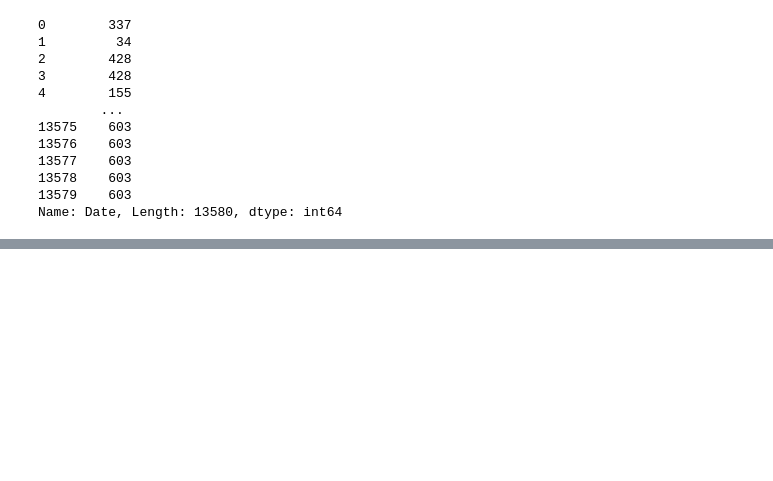
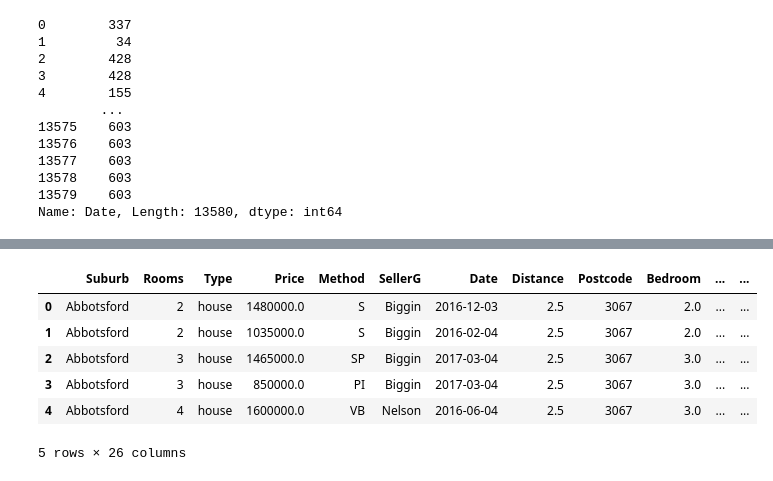
Before and after one commit to sonics738/DataScience-2022, a Jupyter notebook: PY10 Введение в Pandas/Data/melb_data.ipynb, the cells around one changed output, grey strips where cells are left out. Drawn from its saved outputs; the diff is of its cells as text; code cells hidden in the pictures; blank space fills up the shorter version.

```diff
--- a/PY10 Введение в Pandas/Data/melb_data.ipynb
+++ b/PY10 Введение в Pandas/Data/melb_data.ipynb
@@ -539,0 +906,5 @@ NameError: name 'melb_df' is not defined
+# %%
+melb_df['Type'] = melb_df['Type'].cat.add_categories('flat')
+new_houses_types = pd.Series(['unit', 'house', 'flat', 'flat', 'house'])
+new_houses_types = new_houses_types.astype(melb_df['Type'].dtype)
+display(new_houses_types)
@@ -539,0 +939,14 @@ NameError: name 'melb_df' is not defined
+# %%
+melb_df['StreetType'] = street_types.apply(lambda x: x if x in popular_stypes else 'other')
+display(melb_df['StreetType'])
+# %%
+
+popular_suburb = melb_df['Suburb'].value_counts().nlargest(119).index
+
+melb_df['Suburb'] = melb_df['Suburb'].apply(lambda x: x if x in popular_suburb else 'other')
+# %%
+cols_to_category = ['Suburb']
+for col in melb_df.columns: # цикл по именам столбцов
+    if col in cols_to_category: # проверяем условие
+        melb_df[col] = melb_df[col].astype('category') # преобразуем тип столбца
+display(melb_df.info())
@@ -539,0 +972,10 @@ NameError: name 'melb_df' is not defined
+# %%
+melb_df.head()
+# %% [output]
+|  | Suburb | Rooms | Type | Price | Method | SellerG | Date | Distance | Postcode | Bedroom | ... | ... |
+| 0 | Abbotsford | 2 | house | 1480000.0 | S | Biggin | 2016-12-03 | 2.5 | 3067 | 2.0 | ... | ... |
+| 1 | Abbotsford | 2 | house | 1035000.0 | S | Biggin | 2016-02-04 | 2.5 | 3067 | 2.0 | ... | ... |
+| 2 | Abbotsford | 3 | house | 1465000.0 | SP | Biggin | 2017-03-04 | 2.5 | 3067 | 3.0 | ... | ... |
+| 3 | Abbotsford | 3 | house | 850000.0 | PI | Biggin | 2017-03-04 | 2.5 | 3067 | 3.0 | ... | ... |
+| 4 | Abbotsford | 4 | house | 1600000.0 | VB | Nelson | 2016-06-04 | 2.5 | 3067 | 3.0 | ... | ... |
+5 rows × 26 columns
```
Also changed, not shown: parts of 42 cells of this notebook, 8 other files.
